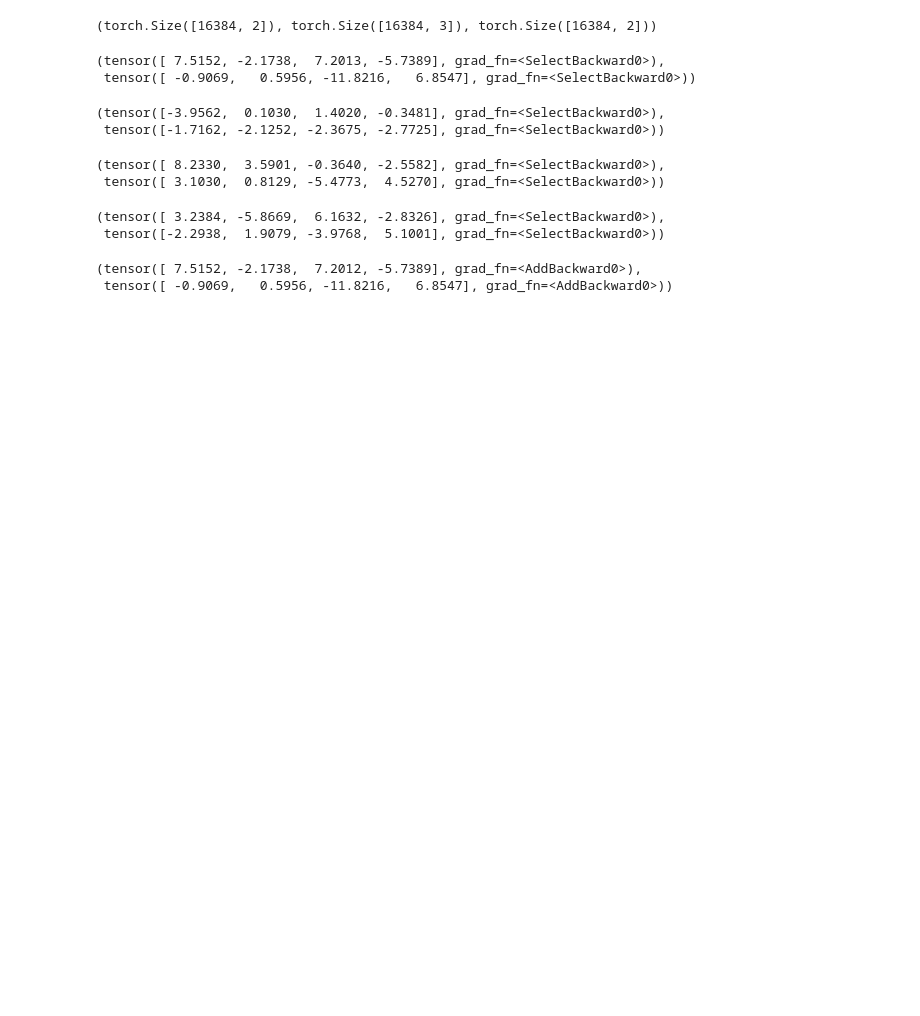
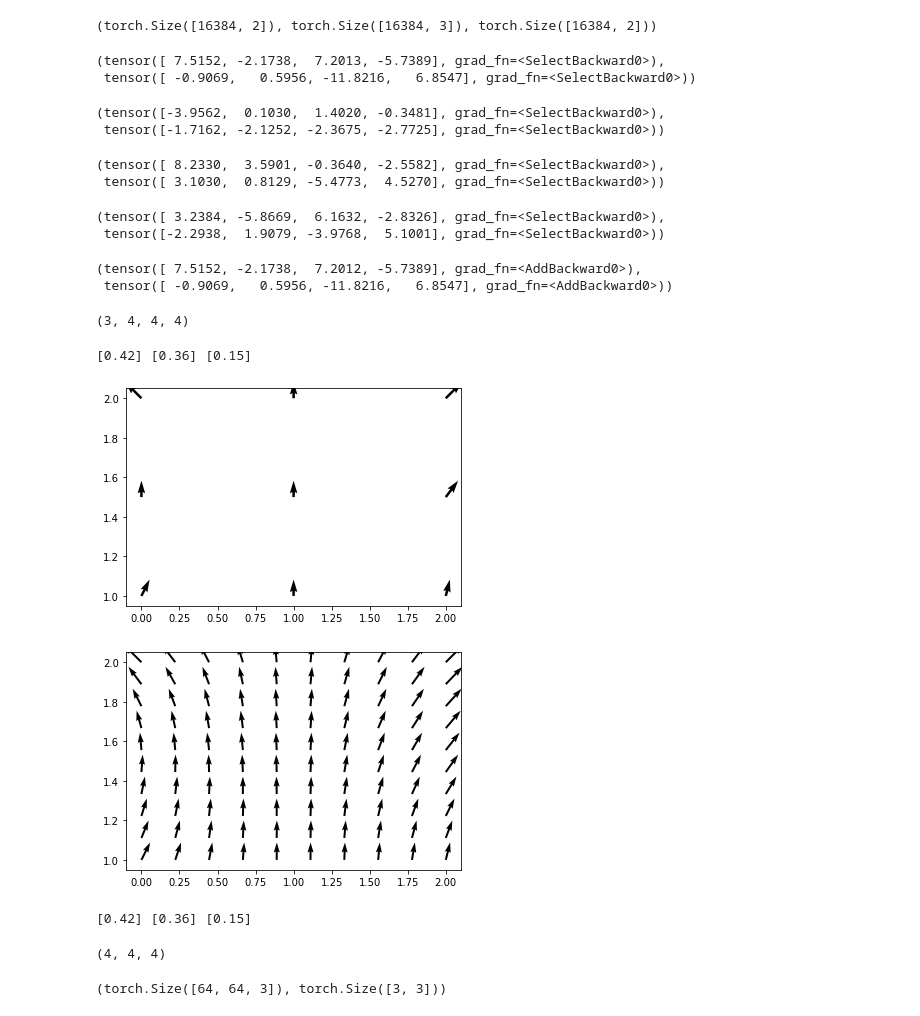
Before and after one commit to visgraf/mrnet, a Jupyter notebook: src/exp.ipynb, the cells around one changed output. Saved outputs shown, nothing was run; the diff lists cells and outputs as text; code cells hidden in the pictures; blank space fills up the shorter version.

```diff
--- a/src/exp.ipynb
+++ b/src/exp.ipynb
@@ -151,0 +156,48 @@ gradsr[0:4, 0] + gradsg[0:4, 0] + gradsb[0:4, 0], gradsr[0:4, 1] + gradsg[0:4, 1
+# %%
+values.shape
+# %% [output]
+(3, 4, 4, 4)
+# %%
+def value_func_3d(x, y, z):
+    return (2 * x, 3 * y, z)
+x = np.linspace(-1, 1, 4)
+y = np.linspace(-1, 1, 4)
+z = np.linspace(-1, 1, 4)
+points = (x, y, z)
+values = value_func_3d(*np.meshgrid(*points, indexing='ij'))
+
+point = np.array([0.21, 0.12, 0.15])
+# here = torch.rand((8, 3)).numpy()
+r = interpn(points, values[0], point)
+g = interpn(points, values[1], point)
+b = interpn(points, values[2], point)
+print(r, g, b)
+# %% [output]
+[0.42] [0.36] [0.15]
+# %%
+import matplotlib.pyplot as plt
+import numpy as np
+from scipy import interpolate
+
+x = [0, 0, 1, 1, 2, 2, 0, 1, 2]
+y = [1, 2, 1, 2, 1, 2, 1.5, 1.5, 1.5]
+u = [0.5, -1, 0, 0, 0.25, 1, 0, 0, 0.75]
+v = [1, 1, 1, 1, 1, 1, 1, 1, 1]
+
+plt.figure(1)
+plt.quiver(x, y, u, v)
+
+xx = np.linspace(0, 2, 10)
+yy = np.linspace(1, 2, 10)
+xx, yy = np.meshgrid(xx, yy)
+
+points = np.transpose(np.vstack((x, y)))
+u_interp = interpolate.griddata(points, u, (xx, yy), method='cubic')
+v_interp = interpolate.griddata(points, v, (xx, yy), method='cubic')
+
+plt.figure(2)
+plt.quiver(xx, yy, u_interp, v_interp)
+plt.show()
+# %% [output]
+[figure, added]
+[figure, added]
@@ -151,0 +247,21 @@ gradsr[0:4, 0] + gradsg[0:4, 0] + gradsb[0:4, 0], gradsr[0:4, 1] + gradsg[0:4, 1
+# %%
+def value_func_3d(x, y, z):
+    return (2 * x, 3 * y, z)
+x = np.linspace(-1, 1, 4)
+y = np.linspace(-1, 1, 4)
+z = np.linspace(-1, 1, 4)
+points = (x, y, z)
+values = value_func_3d(*np.meshgrid(*points, indexing='ij'))
+
+point = np.array([0.21, 0.12, 0.15])
+# here = torch.rand((8, 3)).numpy()
+r = interpn(points, values[0], point)
+g = interpn(points, values[1], point)
+b = interpn(points, values[2], point)
+print(r, g, b)
+# %% [output]
+[0.42] [0.36] [0.15]
+# %%
+values[0].shape
+# %% [output]
+(4, 4, 4)
@@ -151,0 +284,4 @@ gradsr[0:4, 0] + gradsg[0:4, 0] + gradsb[0:4, 0], gradsr[0:4, 1] + gradsg[0:4, 1
+# %%
+domain.shape, rotation.shape
+# %% [output]
+(torch.Size([64, 64, 3]), torch.Size([3, 3]))
```
Also changed, not shown: parts of 13 cells of this notebook, 6 other files.
